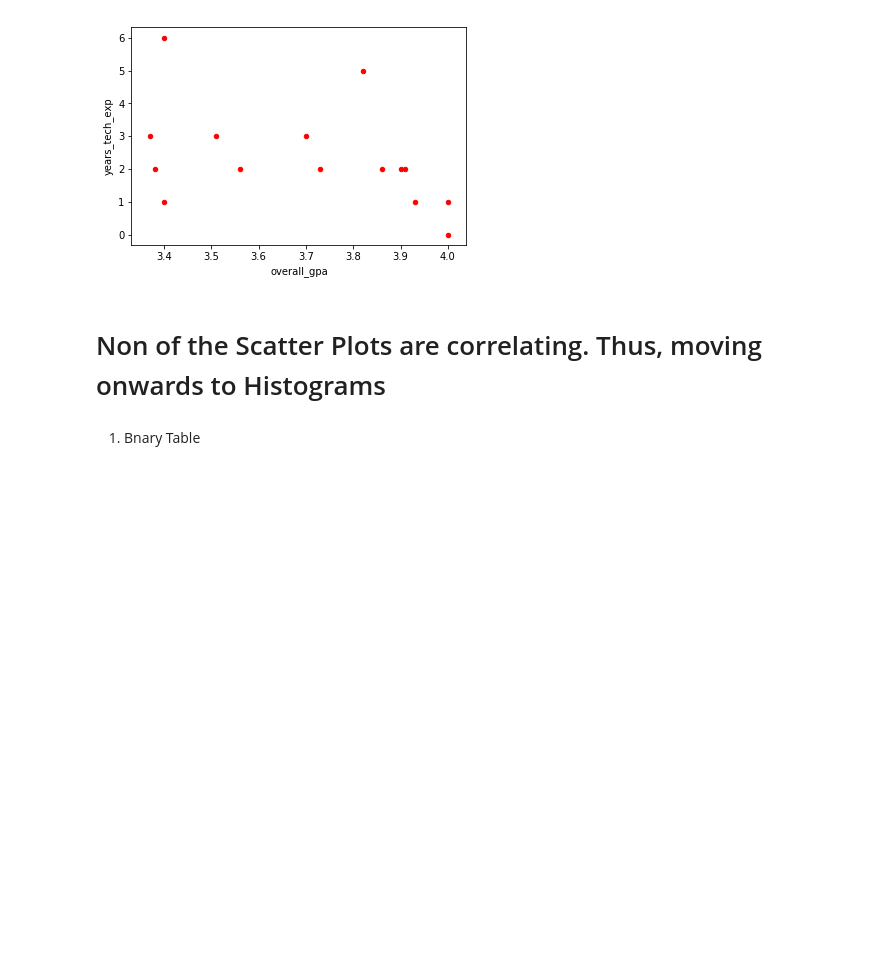
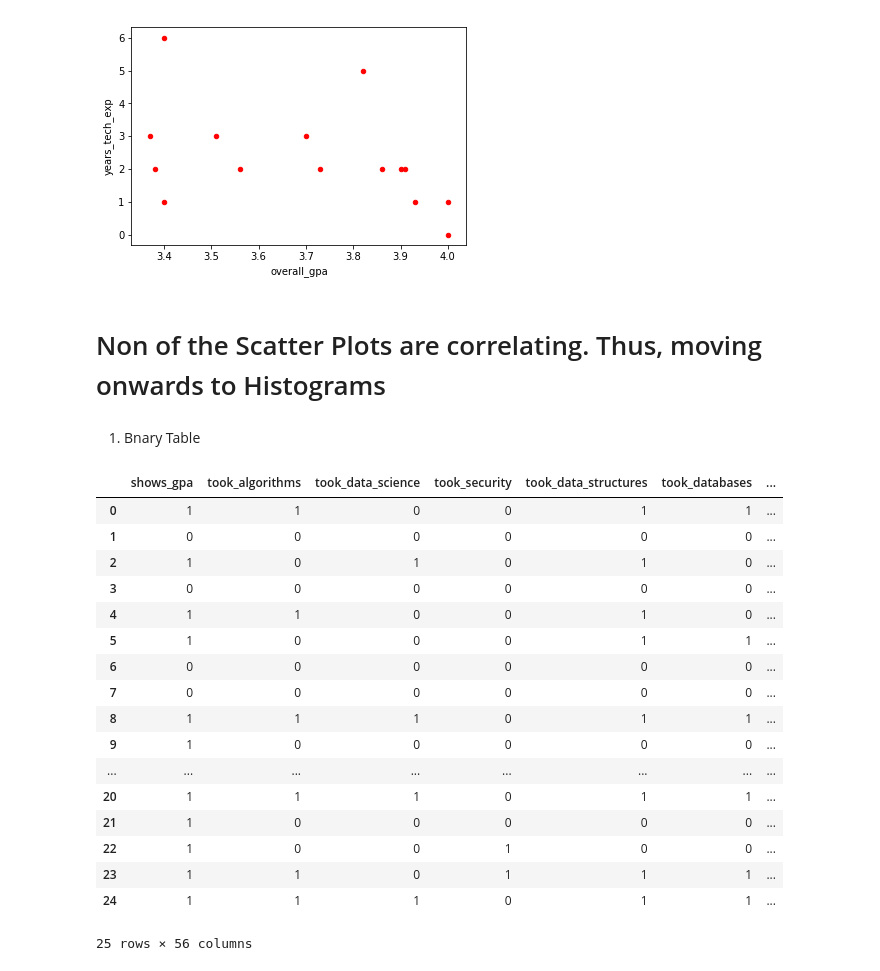
Before and after one commit to resumesai/resumesai.github.io, a Jupyter notebook: analysis/Feature_Analysis.ipynb, the cells around one changed output. Saved outputs shown, nothing was run; the diff lists cells and outputs as text; code cells hidden in the pictures; blank space fills up the shorter version.

```diff
--- a/analysis/Feature_Analysis.ipynb
+++ b/analysis/Feature_Analysis.ipynb
@@ -81,3 +83,24 @@ binary = pd.concat([a1,a2,a3,a4,a5,a6,a8,a9], axis = 1)
 a = pd.concat([(binary[i].apply(lambda x: 1 if x == "Yes" else 0)) for i in list(binary)], axis = 1)
 # %%
 a.to_csv("binary.csv")
+# %%
+a
+# %% [output]
+|  | shows_gpa | took_algorithms | took_data_science | took_security | took_data_structures | took_databases | ... |
+| 0 | 1 | 1 | 0 | 0 | 1 | 1 | ... |
+| 1 | 0 | 0 | 0 | 0 | 0 | 0 | ... |
+| 2 | 1 | 0 | 1 | 0 | 1 | 0 | ... |
+| 3 | 0 | 0 | 0 | 0 | 0 | 0 | ... |
+| 4 | 1 | 1 | 0 | 0 | 1 | 0 | ... |
+| 5 | 1 | 0 | 0 | 0 | 1 | 1 | ... |
+| 6 | 0 | 0 | 0 | 0 | 0 | 0 | ... |
+| 7 | 0 | 0 | 0 | 0 | 0 | 0 | ... |
+| 8 | 1 | 1 | 1 | 0 | 1 | 1 | ... |
+| 9 | 1 | 0 | 0 | 0 | 0 | 0 | ... |
+| ... | ... | ... | ... | ... | ... | ... | ... |
+| 20 | 1 | 1 | 1 | 0 | 1 | 1 | ... |
+| 21 | 1 | 0 | 0 | 0 | 0 | 0 | ... |
+| 22 | 1 | 0 | 0 | 1 | 0 | 0 | ... |
+| 23 | 1 | 1 | 0 | 1 | 1 | 1 | ... |
+| 24 | 1 | 1 | 1 | 0 | 1 | 1 | ... |
+25 rows × 56 columns
```
Also changed, not shown: parts of 5 cells of this notebook.
